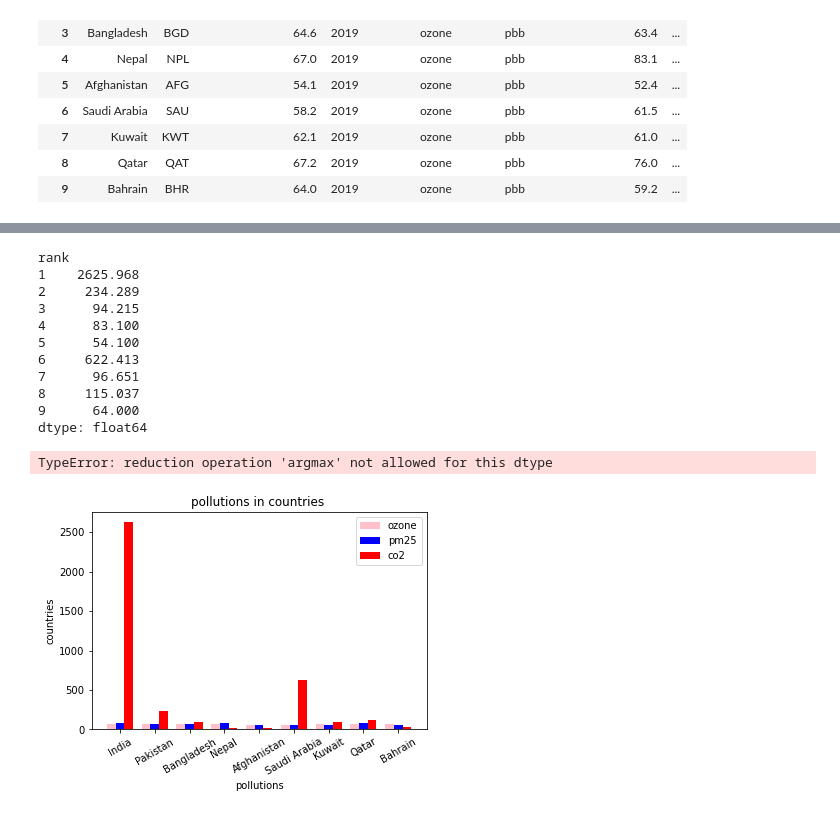
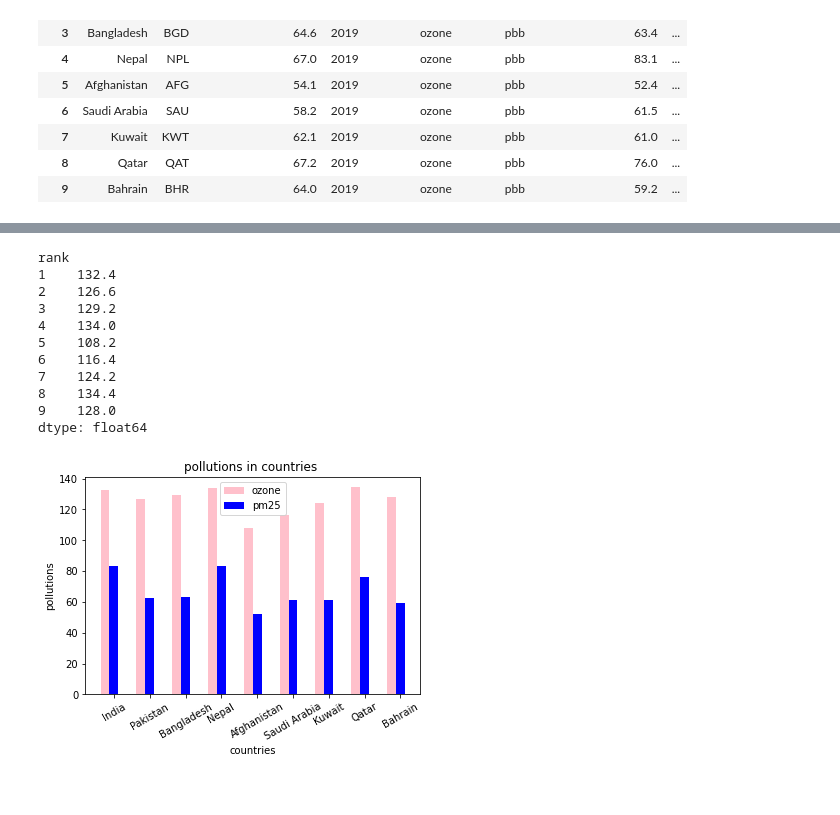
Before and after one commit to 1-1is0/air_pollution_effect, a Jupyter notebook: q2.ipynb, the cells around one changed output, grey strips where cells are left out. Drawn from its saved outputs; the diff is of its cells as text; code cells hidden in the pictures.

```diff
--- a/q2.ipynb
+++ b/q2.ipynb
@@ -56,8 +33,6 @@ df_all_pollutions
 | 124 | Saudi Arabia | SAU | 57.9 | 2018 | ozone | pbb | 61.9 | ... |
 | 125 | Saudi Arabia | SAU | 58.2 | 2019 | ozone | pbb | 61.5 | ... |
 126 rows × 9 columns
-# %%
-df_all_pollutions=pd.merge(df_all_pollutions ,df1 , on=['Country','ISO3','Year'])
 # %%
 df_all_pollutions=df_all_pollutions.loc[df_all_pollutions.Year==2019]
 # %%
@@ -98,3 +73,8 @@ df_all_pollutions
 | 7 | Kuwait | KWT | 62.1 | 2019 | ozone | pbb | 61.0 | ... |
 | 8 | Qatar | QAT | 67.2 | 2019 | ozone | pbb | 76.0 | ... |
 | 9 | Bahrain | BHR | 64.0 | 2019 | ozone | pbb | 59.2 | ... |
+# %%
+df_all_pollutions['Exposure Mean_ozon']=df_all_pollutions['Exposure Mean_ozon']*2
+# %%
+df_all_pollutions['Units_ozon']='µg/m3'
+df_all_pollutions
@@ -102,42 +94,35 @@ df_all_pollutions
 df_all_pollutions.max(axis=1)
 # %% [output]
 rank
-1    2625.968
-2     234.289
-3      94.215
-4      83.100
-5      54.100
-6     622.413
-7      96.651
-8     115.037
-9      64.000
+1    132.4
+2    126.6
+3    129.2
+4    134.0
+5    108.2
+6    116.4
+7    124.2
+8    134.4
+9    128.0
 dtype: float64
-# %%
-df_all_pollutions.idxmax(axis=1)
-# %% [output]
-TypeError: reduction operation 'argmax' not allowed for this dtype
 # %%
 import matplotlib.pyplot as plt
 
 N =9
 ind = np.arange(N)
 width = 0.25
-
-xvals = df_all_pollutions['Exposure Mean_ozon']
+#Conversion between microgrammes/m3 and ppb we have ppb_value *2
+xvals =( df_all_pollutions['Exposure Mean_ozon'])
 bar1 = plt.bar(ind, xvals, width, color = 'pink')
 
 yvals = df_all_pollutions['Exposure Mean_pm25']
 bar2 = plt.bar(ind+width, yvals, width, color='blue')
 
-zvals = df_all_pollutions['co2']
-bar3 = plt.bar(ind+width*2, zvals, width, color = 'red')
-
-plt.xlabel("pollutions")
-plt.ylabel('countries')
+plt.xlabel("countries")
+plt.ylabel('pollutions')
 plt.title("pollutions in countries ")
 
 plt.xticks(ind+width,df_all_pollutions['Country'],rotation=30)
-plt.legend( (bar1, bar2, bar3), ('ozone', 'pm25', 'co2') )
+plt.legend( (bar1, bar2), ('ozone', 'pm25') )
 plt.show()
 # %% [output]
-[figure, old version]
+[figure, new version]
```
Also changed, not shown: parts of 4 cells of this notebook, 1 other file.
